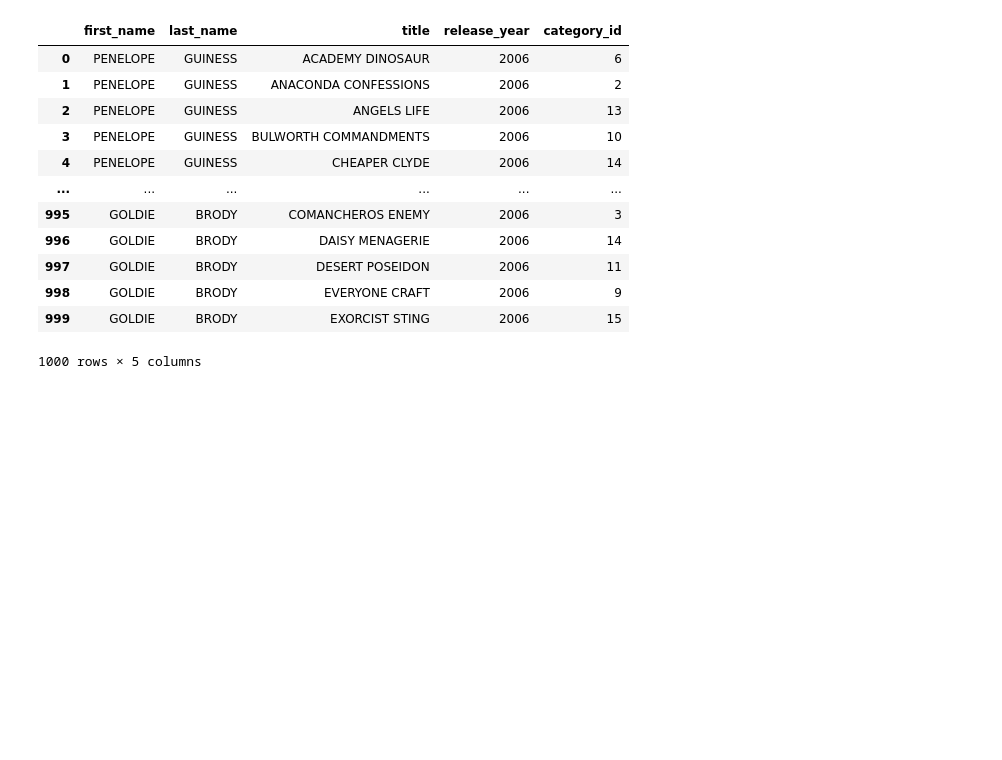
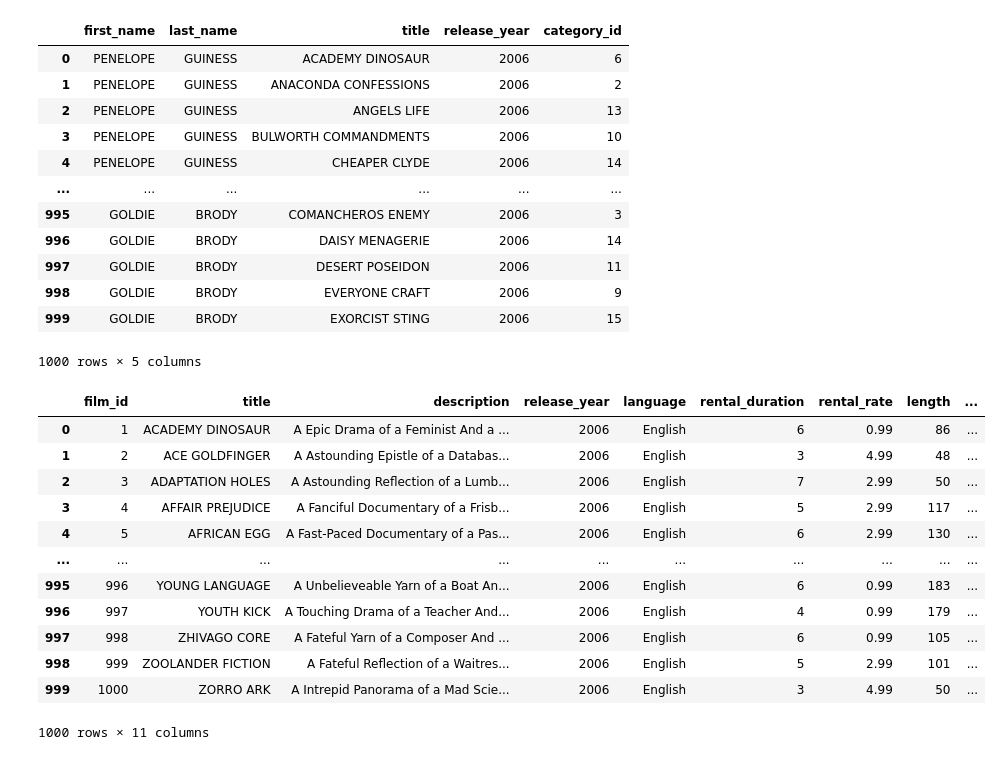
Before and after one commit to dapafer/sql-data-base-building, a Jupyter notebook: src/data_transformation_merge.ipynb, the cells around one changed output. Cells and saved outputs as stored; diff of their text form; code cells hidden in the pictures; blank space fills up the shorter version.

Commit message:
actors-films merge

```diff
--- a/src/data_transformation_merge.ipynb
+++ b/src/data_transformation_merge.ipynb
@@ -36,3 +52,19 @@ hdd
 | 998 | GOLDIE | BRODY | EVERYONE CRAFT | 2006 | 9 |
 | 999 | GOLDIE | BRODY | EXORCIST STING | 2006 | 15 |
 1000 rows × 5 columns
+# %%
+films
+# %% [output]
+|  | film_id | title | description | release_year | language | rental_duration | rental_rate | length | ... |
+| 0 | 1 | ACADEMY DINOSAUR | A Epic Drama of a Feminist And a ... | 2006 | English | 6 | 0.99 | 86 | ... |
+| 1 | 2 | ACE GOLDFINGER | A Astounding Epistle of a Databas... | 2006 | English | 3 | 4.99 | 48 | ... |
+| 2 | 3 | ADAPTATION HOLES | A Astounding Reflection of a Lumb... | 2006 | English | 7 | 2.99 | 50 | ... |
+| 3 | 4 | AFFAIR PREJUDICE | A Fanciful Documentary of a Frisb... | 2006 | English | 5 | 2.99 | 117 | ... |
+| 4 | 5 | AFRICAN EGG | A Fast-Paced Documentary of a Pas... | 2006 | English | 6 | 2.99 | 130 | ... |
+| ... | ... | ... | ... | ... | ... | ... | ... | ... | ... |
+| 995 | 996 | YOUNG LANGUAGE | A Unbelieveable Yarn of a Boat An... | 2006 | English | 6 | 0.99 | 183 | ... |
+| 996 | 997 | YOUTH KICK | A Touching Drama of a Teacher And... | 2006 | English | 4 | 0.99 | 179 | ... |
+| 997 | 998 | ZHIVAGO CORE | A Fateful Yarn of a Composer And ... | 2006 | English | 6 | 0.99 | 105 | ... |
+| 998 | 999 | ZOOLANDER FICTION | A Fateful Reflection of a Waitres... | 2006 | English | 5 | 2.99 | 101 | ... |
+| 999 | 1000 | ZORRO ARK | A Intrepid Panorama of a Mad Scie... | 2006 | English | 3 | 4.99 | 50 | ... |
+1000 rows × 11 columns
```
Also changed, not shown: parts of 9 cells of this notebook, 2 other files.
